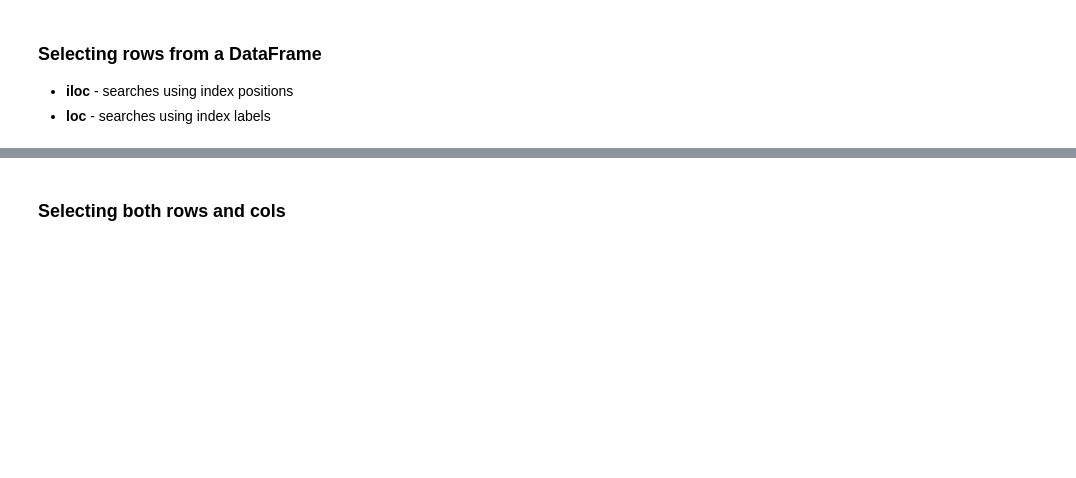
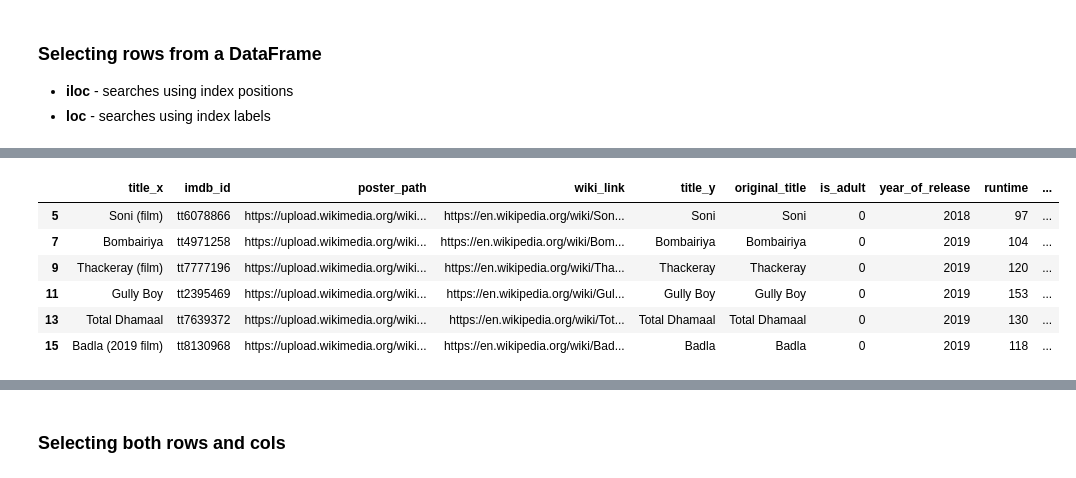
Before and after one commit to rajeshchengannur/Datascience, a Jupyter notebook: session_17_pandas_dataframes.ipynb, the cells around one changed output, grey strips where cells are left out. Saved outputs shown, nothing was run; the diff lists cells and outputs as text; code cells hidden in the pictures; blank space fills up the shorter version.

```diff
--- a/session_17_pandas_dataframes.ipynb
+++ b/session_17_pandas_dataframes.ipynb
@@ -251,2 +287,12 @@ movies[['title_x','actors']]
+# %%
+movies.iloc[5:16:2]  # starting from 5 to 16 , alternate movies. More than 1 row is a dataframe and single row is a series
+# %% [output]
+|  | title_x | imdb_id | poster_path | wiki_link | title_y | original_title | is_adult | year_of_release | runtime | ... |
+| 5 | Soni (film) | tt6078866 | https://upload.wikimedia.org/wiki... | https://en.wikipedia.org/wiki/Son... | Soni | Soni | 0 | 2018 | 97 | ... |
+| 7 | Bombairiya | tt4971258 | https://upload.wikimedia.org/wiki... | https://en.wikipedia.org/wiki/Bom... | Bombairiya | Bombairiya | 0 | 2019 | 104 | ... |
+| 9 | Thackeray (film) | tt7777196 | https://upload.wikimedia.org/wiki... | https://en.wikipedia.org/wiki/Tha... | Thackeray | Thackeray | 0 | 2019 | 120 | ... |
+| 11 | Gully Boy | tt2395469 | https://upload.wikimedia.org/wiki... | https://en.wikipedia.org/wiki/Gul... | Gully Boy | Gully Boy | 0 | 2019 | 153 | ... |
+| 13 | Total Dhamaal | tt7639372 | https://upload.wikimedia.org/wiki... | https://en.wikipedia.org/wiki/Tot... | Total Dhamaal | Total Dhamaal | 0 | 2019 | 130 | ... |
+| 15 | Badla (2019 film) | tt8130968 | https://upload.wikimedia.org/wiki... | https://en.wikipedia.org/wiki/Bad... | Badla | Badla | 0 | 2019 | 118 | ... |
 # %%
 # fancy indexing
```
Also changed, not shown: parts of 19 cells of this notebook.
